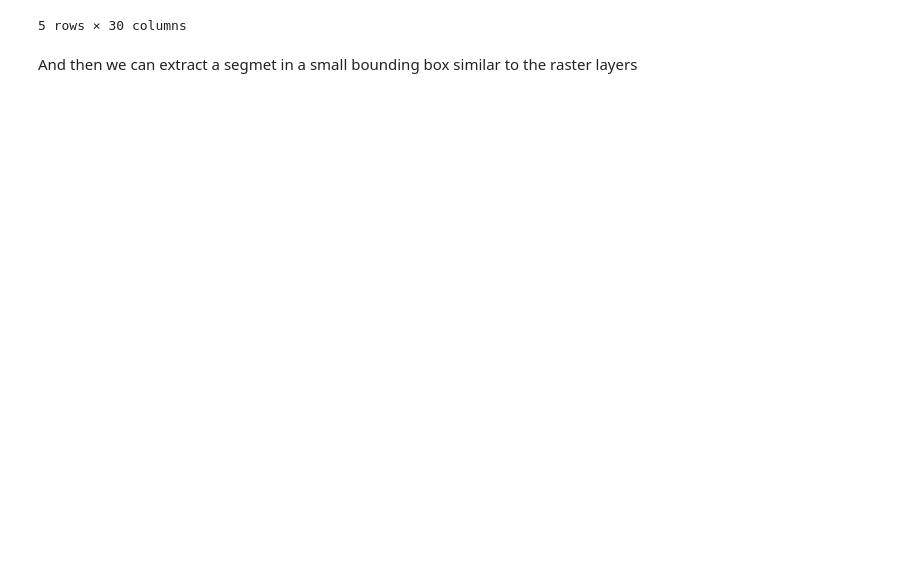
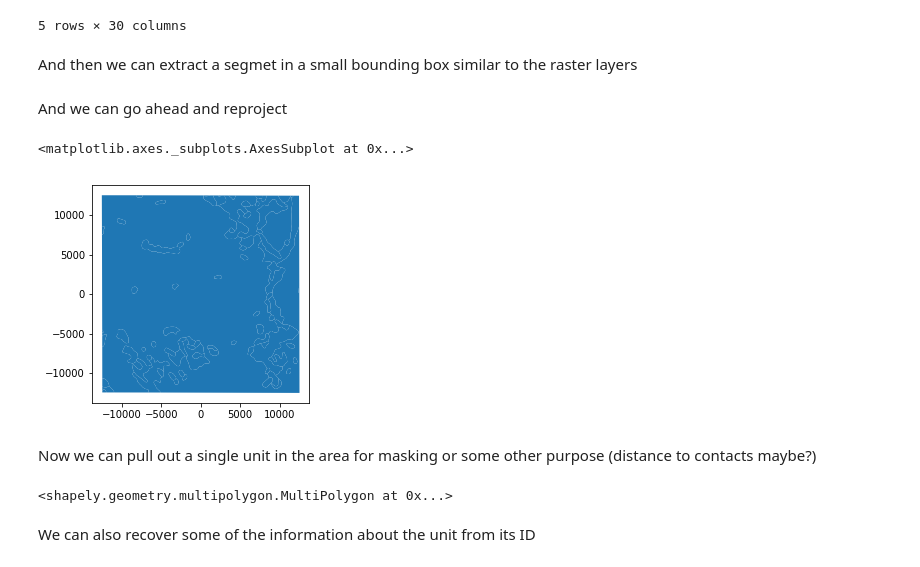
Before and after one commit to unearthed/explore_australia, a Jupyter notebook: jupyter/vector_data.ipynb, the cells around one changed output. Drawn from its saved outputs; the diff is of its cells as text; code cells hidden in the pictures; blank space fills up the shorter version.

```diff
--- a/jupyter/vector_data.ipynb
+++ b/jupyter/vector_data.ipynb
@@ -110,3 +108,43 @@ units.head()
 5 rows × 30 columns
 # %% [markdown]
 And then we can extract a segmet in a small bounding box similar to the raster layers
+# %%
+from explore_australia.reprojection import reproject
+
+def clip_out(stamp, to_crs, crs='epsg:4326'):
+    "Clip out the area given by the stamp polygon"
+    # We first subset to the set of units that intersects with the bounding box, then generate the intersection
+    stamp_reproj = reproject(stamp, crs, units.crs)
+    subset = units[units.intersects(stamp_reproj)]
+    clipped = subset.copy()
+    clipped = clipped.intersection(stamp_reproj).to_crs(to_crs)
+    return clipped
+# %% [markdown]
+And we can go ahead and reproject
+# %%
+from shapely.geometry import Point
+
+from explore_australia.utilities import omerc_projection
+from explore_australia.geometry import make_stamp
+
+# Make a rotated box to pull data from
+centre = Point(122.169999, -32.42)
+angle = 45
+stamp = make_stamp(centre, angle)
+
+# Clip the data and reproject to a locally aligned grid in m
+projection = omerc_projection(centre, angle)
+clipped = clip_out(stamp, crs='epsg:4326', to_crs=projection)
+# %%
+clipped.plot()
+# %% [output]
+<matplotlib.axes._subplots.AxesSubplot at 0x...>
+[figure, added]
+# %% [markdown]
+Now we can pull out a single unit in the area for masking or some other purpose (distance to contacts maybe?)
+# %%
+clipped.loc[16288]
+# %% [output]
+<shapely.geometry.multipolygon.MultiPolygon at 0x...>
+# %% [markdown]
+We can also recover some of the information about the unit from its ID
```
Also changed, not shown: parts of 3 cells of this notebook, 20 other files.
